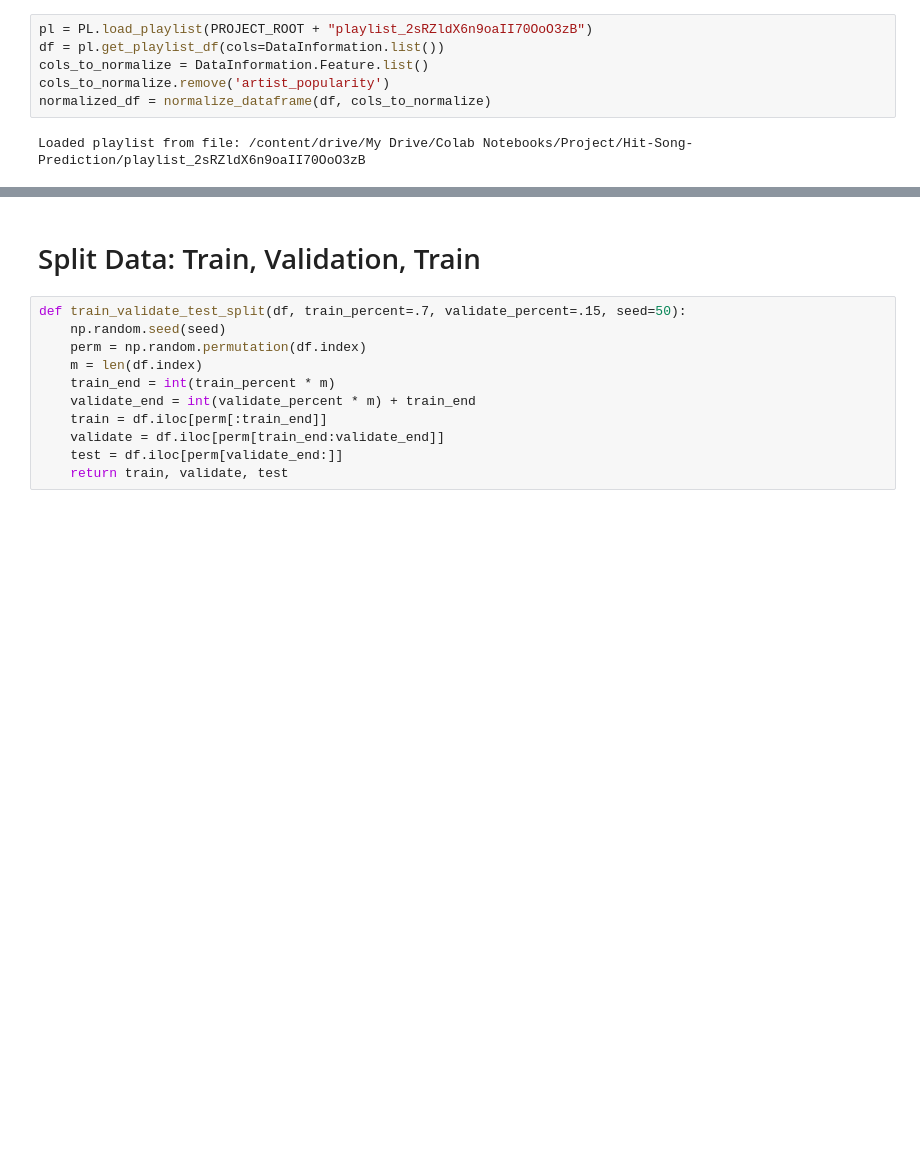
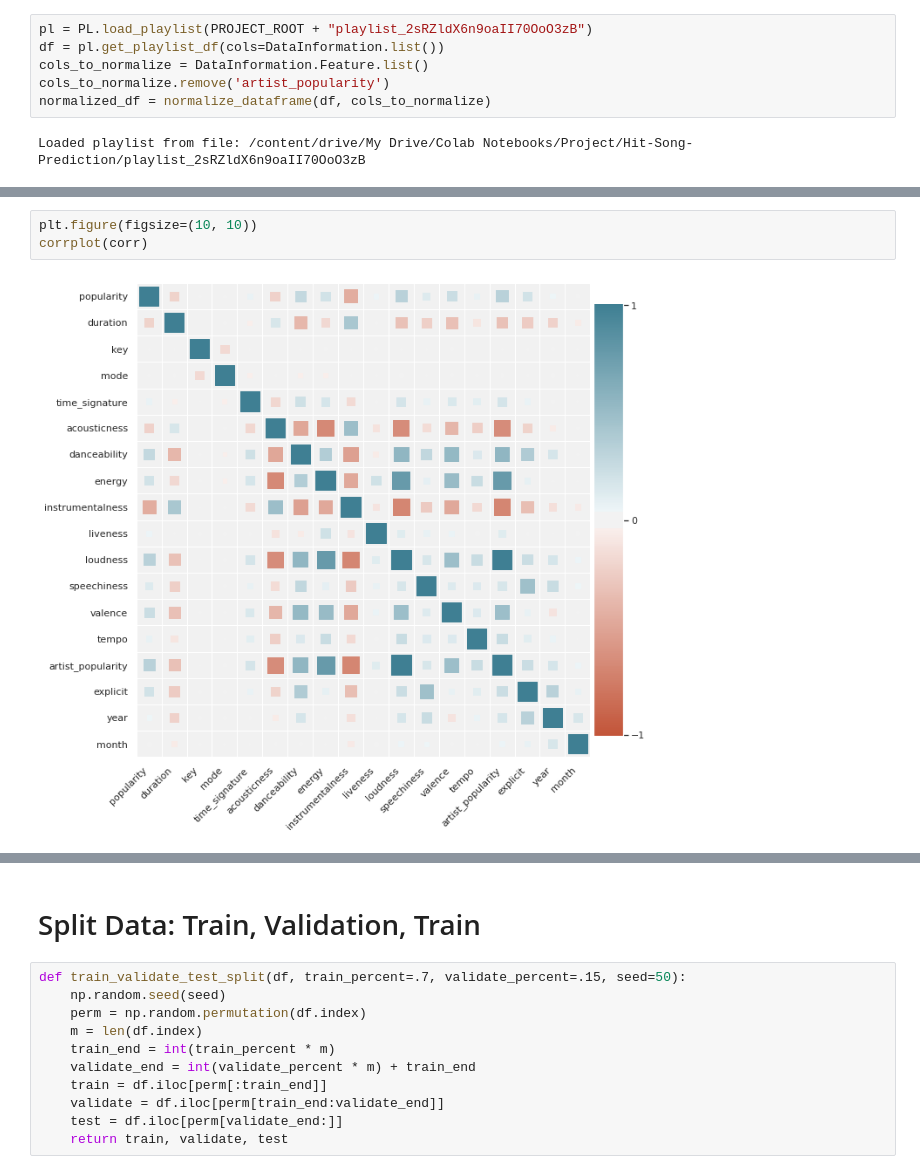
Before and after one commit to APS360-Team-34/Hit-Song-Prediction, a Jupyter notebook: Playground_Cynthia.ipynb, the cells around one changed output, grey strips where cells are left out. Drawn from its saved outputs; the diff is of its cells as text; blank space fills up the shorter version.

```diff
--- a/Playground_Cynthia.ipynb
+++ b/Playground_Cynthia.ipynb
@@ -108,0 +349,5 @@ normalized_df.head()
+# %%
+plt.figure(figsize=(10, 10))
+corrplot(corr)
+# %% [output]
+[figure, added]
```
Also changed, not shown: parts of 20 cells of this notebook.
